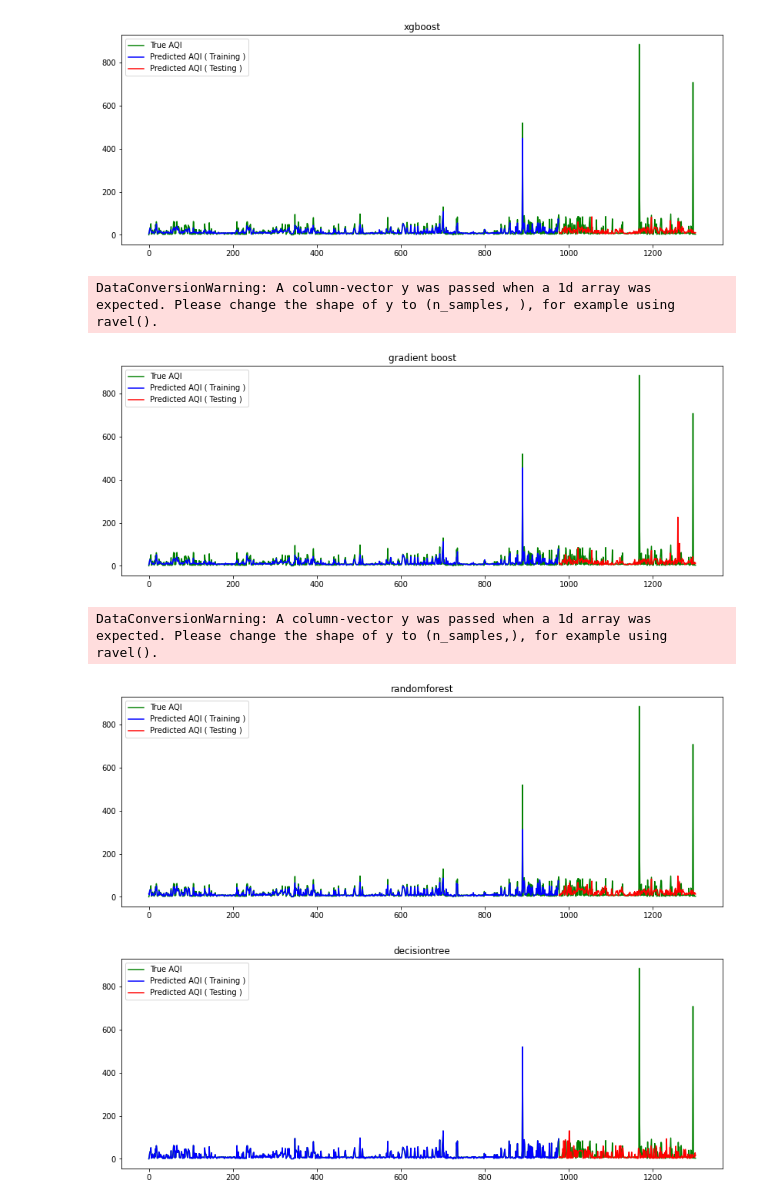
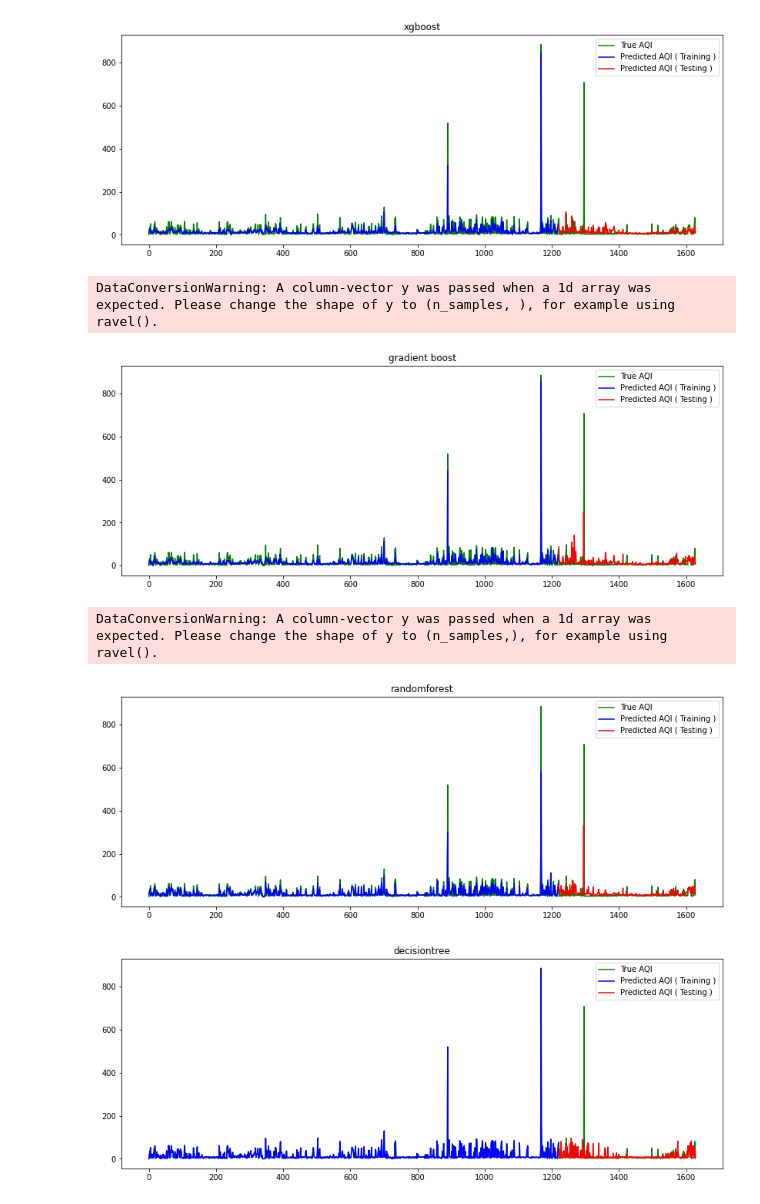
Before and after one commit to linneafr/ScML, a Jupyter notebook: project_air_quality/model_selection_training.ipynb, the cells around one changed output. Drawn from its saved outputs; the diff is of its cells as text; code cells hidden in the pictures.

```diff
--- a/project_air_quality/model_selection_training.ipynb
+++ b/project_air_quality/model_selection_training.ipynb
@@ -80,17 +37,12 @@ Connected. Call `.close()` to terminate connection gracefully.
 # %%
-# joint_df[joint_df['pm25']!=' ']
-# def str_to_int_col(column):
-#     for x in column:
-#         if x == ' ':
-#             x=0
-#     return column.astype(int)
-# joint_df['pm25'] = str_to_int_col(joint_df['pm25'])
-# joint_df['pm10'] = str_to_int_col(joint_df['pm10'])
-# joint_df['no2'] = str_to_int_col(joint_df['no2'])
-# joint_df['so2'] = str_to_int_col(joint_df['so2'])
-joint_df.replace(to_replace=' ', value=0, inplace=True)
-joint_df
+joint_df = pd.merge(air_quality_df, weather_df)
+joint_df = joint_df.sort_values(by=['date'], ignore_index=True).drop(['address', 'co','severerisk'], axis=1)
+joint_df['precipprob'].replace(100, 1, inplace=True)
+joint_df.replace(' ', '0', inplace=True)
+joint_df = joint_df.fillna(0)
 joint_df['pm25'] = joint_df['pm25'].astype(int)
 joint_df['pm10'] = joint_df['pm10'].astype(int)
 joint_df['no2'] = joint_df['no2'].astype(int)
 joint_df['so2'] = joint_df['so2'].astype(int)
+# Add labeled data for 1-day prediction
+joint_df['aqi_next_day'] = joint_df['aqi'].shift(1)
@@ -129,12 +61,14 @@ import matplotlib.pyplot as plt
 def mape(y_true, y_pred):
     return round(np.mean(np.abs((y_true - y_pred) / y_true)) * 100, 2)
 
-X = train_data.drop(columns=['date']).fillna(0)
+# Get train/test split
+X = joint_df.drop(columns=['date']).fillna(0)
 y = X.pop('aqi_next_day').values
 X = X.values
 
 X_train, X_test, y_train, y_test = train_test_split(X, y, test_size=0.25, random_state=42, shuffle=False)
 
+# Candidate models
 model_1 = xgboost.XGBRegressor(random_state=42)
 model_2 = GradientBoostingRegressor(random_state=42)
 model_3 = RandomForestRegressor(random_state=42)
@@ -146,6 +80,7 @@ f1_scores_train = []
 f1_scores_test = []
 maes = []
 
+# Evaluate models
 for model_i, model in enumerate(models):
   scX=StandardScaler()
   scy=StandardScaler()
@@ -154,8 +89,6 @@ for model_i, model in enumerate(models):
   model.fit(X_train_t, y_train_t)
   test_preds = scy.inverse_transform(model.predict(scX.transform(X_test)).reshape(-1,1)).squeeze().astype('int')
   train_preds = scy.inverse_transform(model.predict(X_train_t).reshape(-1,1)).squeeze().astype('int')
-  # print(y_test)
-  # print(test_preds)
   f1_scores_train.append(f1_score(y_train.astype('int'), train_preds,average='micro'))
   f1_scores_test.append(f1_score(y_test.astype('int'), test_preds,average='micro'))
   maes.append(mean_absolute_error(y_test, test_preds))
@@ -191,6 +124,6 @@ plt.tight_layout()
-[figure, old version]
+[figure, new version]
 DataConversionWarning: A column-vector y was passed when a 1d array was expected. Please change the shape of y to (n_samples, ), for example using ravel().
-[figure, old version]
+[figure, new version]
 DataConversionWarning: A column-vector y was passed when a 1d array was expected. Please change the shape of y to (n_samples,), for example using ravel().
-[figure, old version]
+[figure, new version]
-[figure, old version]
+[figure, new version]
```
Also changed, not shown: parts of 26 cells of this notebook, 21 other files.
